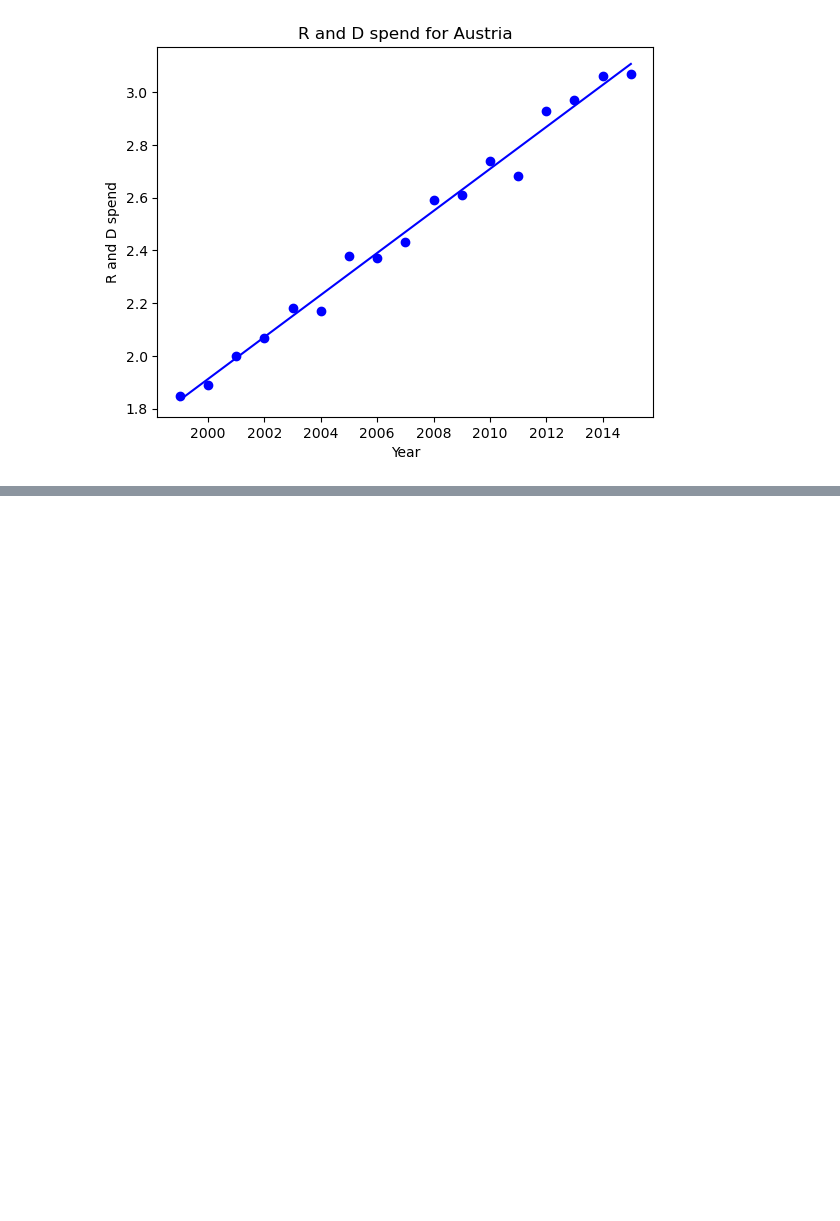
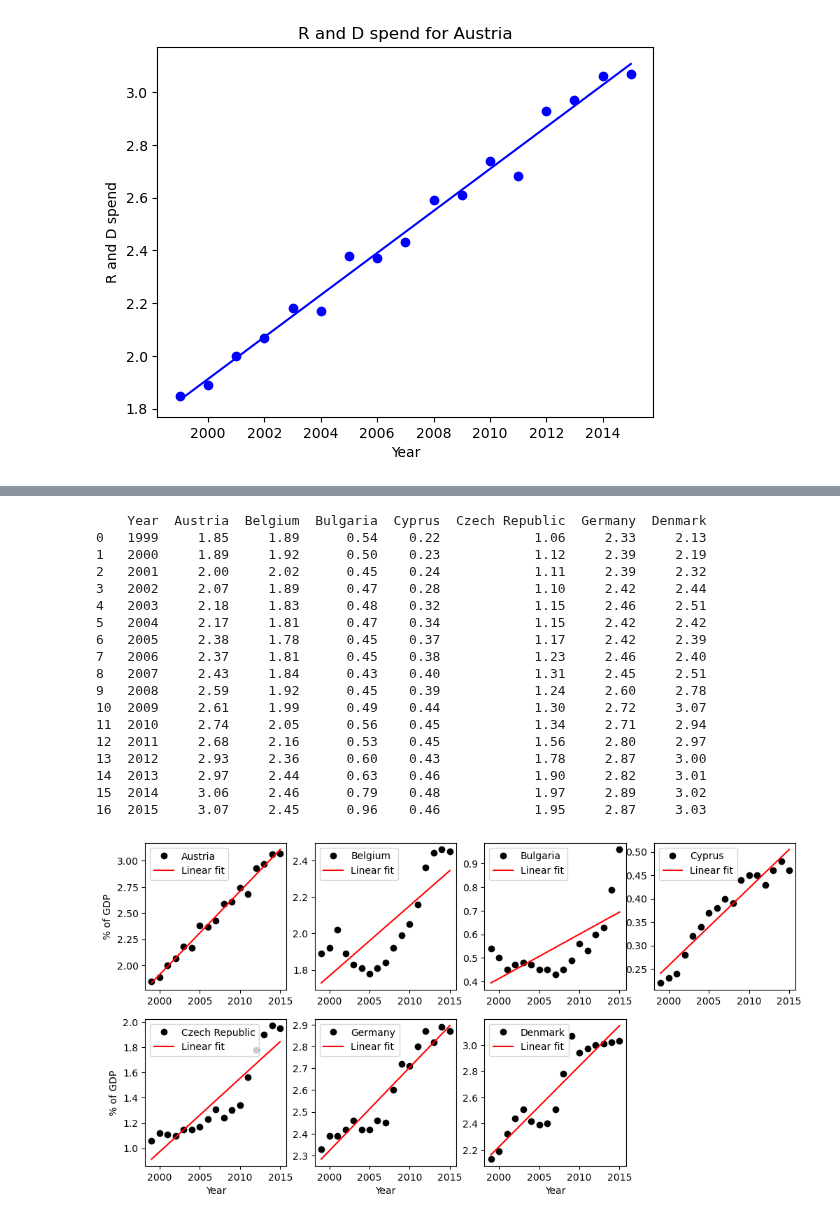
Before and after one commit to Chenji-s/test1, a Jupyter notebook: 教学week7.ipynb, the cells around one changed output, grey strips where cells are left out. Saved outputs shown, nothing was run; the diff lists cells and outputs as text; code cells hidden in the pictures; blank space fills up the shorter version.

```diff
--- a/教学week7.ipynb
+++ b/教学week7.ipynb
@@ -548,0 +569,66 @@ plt.show()
+# %%
+import numpy as np
+import scipy.stats as st
+import matplotlib.pyplot as plt
+import pandas as pd
+
+# 读取数据
+randd = pd.read_csv('r_and_d_spend.csv')
+print(randd)
+
+# 为所有国家绘制数据
+fig, ax = plt.subplots(2, 4, figsize=(12, 6))
+i = 0
+j = 0
+nb_plots = 7  # 总共需要绘制的子图数量
+plot_index = 0
+
+while plot_index < nb_plots:
+    country = randd.columns[plot_index + 1]  # 获取国家列名称
+
+    # 绘制数据点
+    ax[i, j].plot(randd['Year'], randd[country], 'ko', label=country)
+
+    # 进行线性回归
+    reg = st.linregress(randd['Year'], randd[country])
+    line = randd['Year'] * reg.slope + reg.intercept  # 计算拟合直线
+
+    ax[i, j].plot(randd['Year'], line, 'r-', label='Linear fit')  # 绘制拟合直线
+
+    # 设置轴属性
+    ax[i, j].legend(loc='upper left')  # 显示图例
+    if i == 1:
+        ax[i, j].set_xlabel('Year')  # 设置x轴标签
+    if j == 0:
+        ax[i, j].set_ylabel('% of GDP')  # 设置y轴标签
+
+    plot_index += 1
+    j += 1
+    # 移动到下一行
+    if j > 3:
+        j = 0
+        i += 1
+
+# 隐藏多余的子图
+ax[1, 3].axis('off')
+plt.show()
+# %% [output]
+    Year  Austria  Belgium  Bulgaria  Cyprus  Czech Republic  Germany  Denmark
+0   1999     1.85     1.89      0.54    0.22            1.06     2.33     2.13
+1   2000     1.89     1.92      0.50    0.23            1.12     2.39     2.19
+2   2001     2.00     2.02      0.45    0.24            1.11     2.39     2.32
+3   2002     2.07     1.89      0.47    0.28            1.10     2.42     2.44
+4   2003     2.18     1.83      0.48    0.32            1.15     2.46     2.51
+5   2004     2.17     1.81      0.47    0.34            1.15     2.42     2.42
+6   2005     2.38     1.78      0.45    0.37            1.17     2.42     2.39
+7   2006     2.37     1.81      0.45    0.38            1.23     2.46     2.40
+8   2007     2.43     1.84      0.43    0.40            1.31     2.45     2.51
+9   2008     2.59     1.92      0.45    0.39            1.24     2.60     2.78
+10  2009     2.61     1.99      0.49    0.44            1.30     2.72     3.07
+11  2010     2.74     2.05      0.56    0.45            1.34     2.71     2.94
+12  2011     2.68     2.16      0.53    0.45            1.56     2.80     2.97
+13  2012     2.93     2.36      0.60    0.43            1.78     2.87     3.00
+14  2013     2.97     2.44      0.63    0.46            1.90     2.82     3.01
+15  2014     3.06     2.46      0.79    0.48            1.97     2.89     3.02
+16  2015     3.07     2.45      0.96    0.46            1.95     2.87     3.03
+[figure, added]
```
Also changed, not shown: parts of 3 cells of this notebook.
